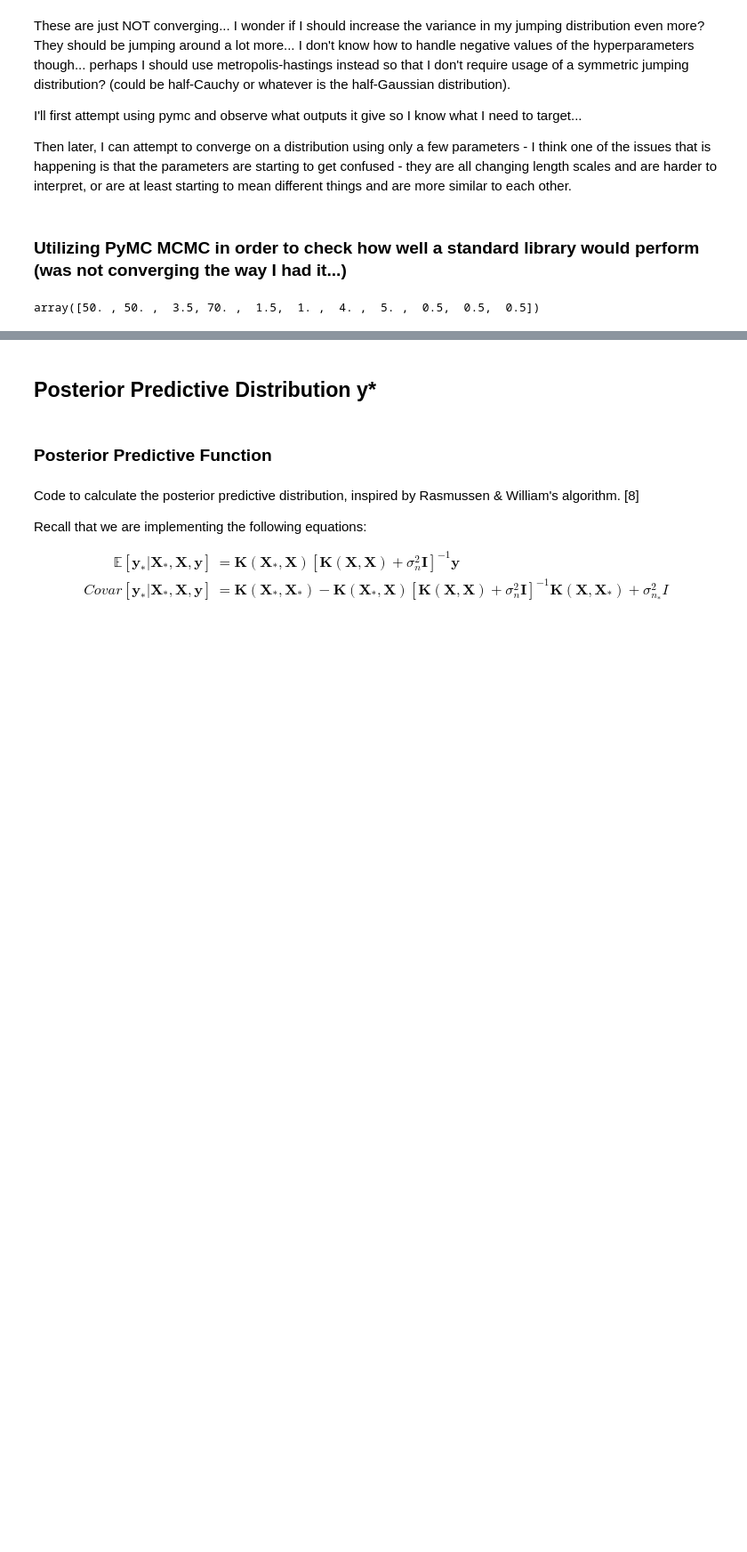
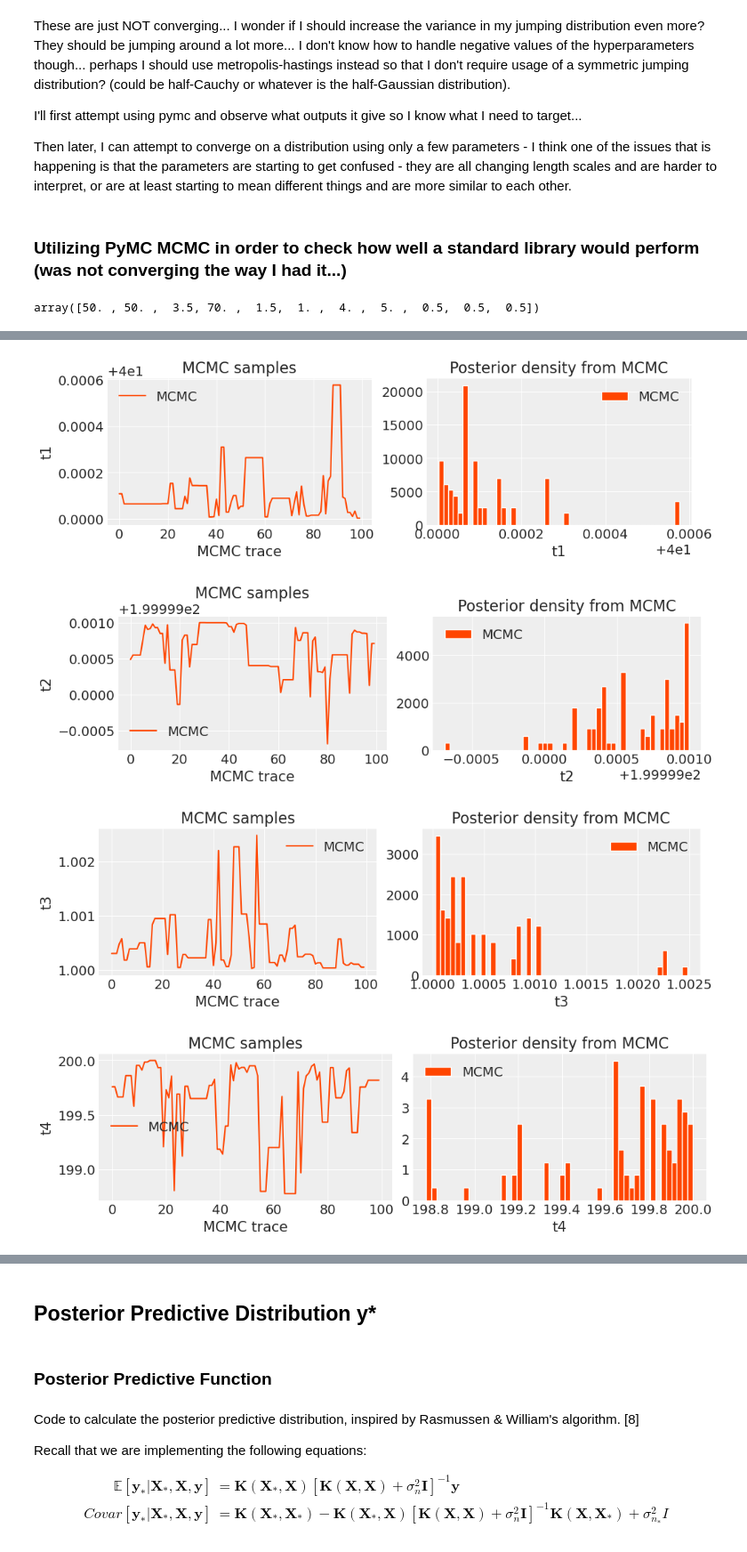
Before and after one commit to twilkening/ae8803, a Jupyter notebook: Assignment2-BuildGP/AE8803_assignment2_mcmc.ipynb, the cells around one changed output, grey strips where cells are left out. Shown at 89% size. Saved outputs shown, nothing was run; the diff lists cells and outputs as text; code cells hidden in the pictures; blank space fills up the shorter version.

Commit message:
attempting mcmc on assignment 2, failing so far

```diff
--- a/Assignment2-BuildGP/AE8803_assignment2_mcmc.ipynb
+++ b/Assignment2-BuildGP/AE8803_assignment2_mcmc.ipynb
@@ -847,0 +866,10 @@ with pm.Model() as mcmc_model:
+# %%
+t = time.time()
+n_draws = 100
+with mcmc_model:
+    marginal_post = pm.sample(draws=n_draws,
+                                step=pm.Metropolis(), chains=1) # by default uses a Normal proposal
+    # marginal_post = pm.sample(draws=n_draws, chains=1)
+
+elapsed = time.time() - t
+print(f"Elapsed time: {elapsed:.4f} seconds")
@@ -847,0 +894,30 @@ with pm.Model() as mcmc_model:
+# %%
+# plot the traces - for TruncatedNormal distributions
+
+# plot histograms of the hyperparameters
+
+def plot_(param):
+    traces = marginal_post.posterior[param].values.flatten()
+    fig = plt.figure(figsize=(10,3))
+    plt.subplot(121)
+    plt.plot(traces, color='orangered', label='MCMC')
+    # plt.axhline(map_post['ell'], label='MAP', lw=2)
+    plt.xlabel('MCMC trace')
+    plt.title('MCMC samples')
+    plt.ylabel(param)
+    plt.legend()
+    plt.subplot(122)
+    plt.hist(traces, 50, color='orangered', edgecolor='w', label='MCMC', density=True)
+    # plt.axvline(map_post[param], label='MAP', lw=2)
+    plt.xlabel(param)
+    plt.title('Posterior density from MCMC')
+    plt.legend()
+    plt.show()
+
+for k in range(1,12):
+    plot_('t'+str(k))
+# %% [output]
+[figure, added]
+[figure, added]
+[figure, added]
+[figure, added]
```
Also changed, not shown: parts of 10 cells of this notebook.
